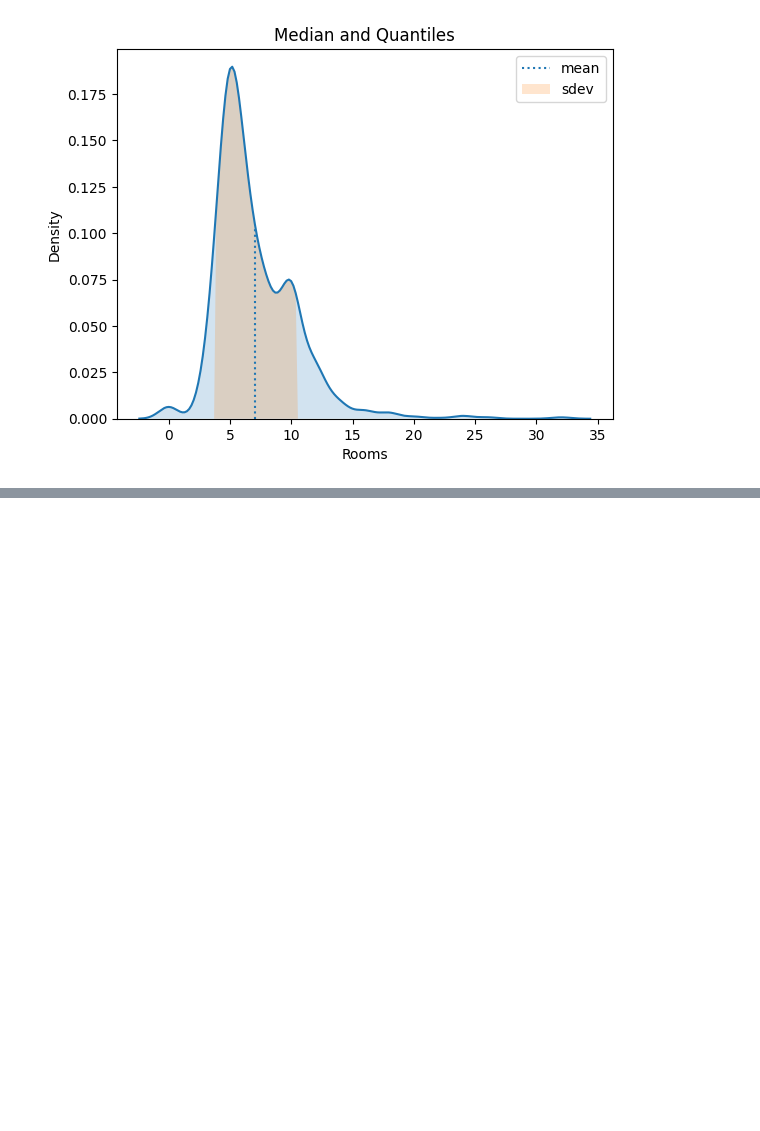
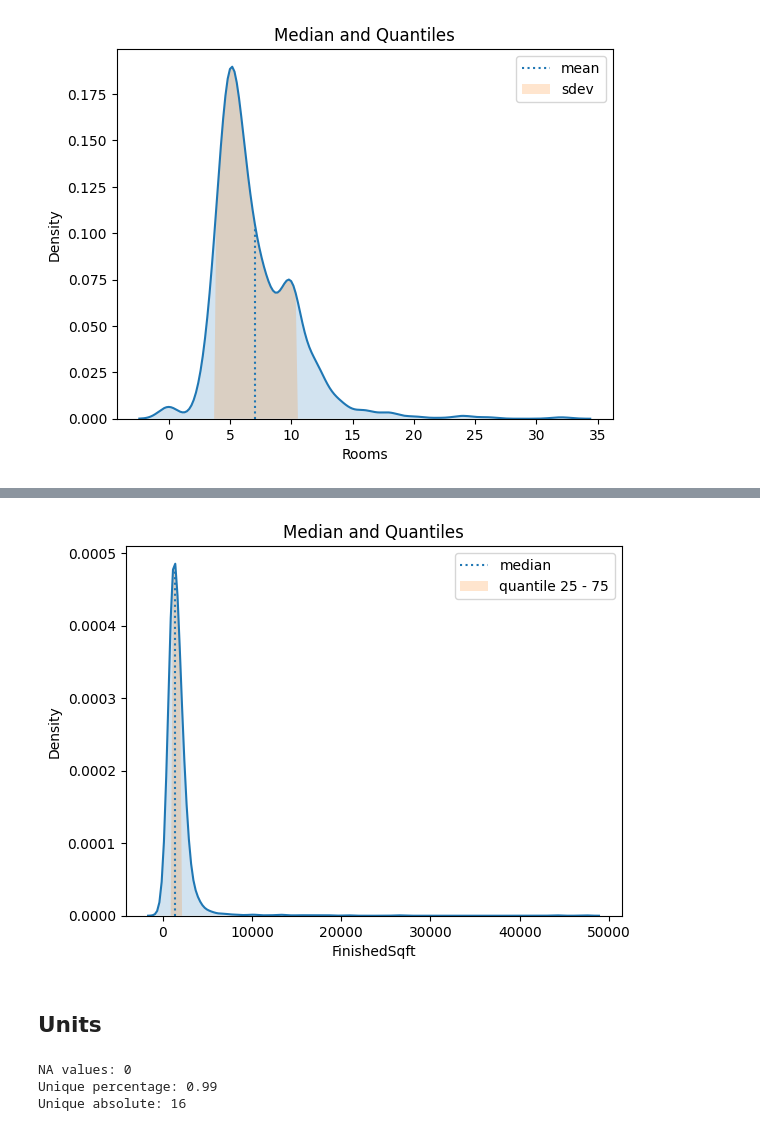
Before and after one commit to Flixner/Property-Sales-Prediction, a Jupyter notebook: eda.ipynb, the cells around one changed output, grey strips where cells are left out. Drawn from its saved outputs; the diff is of its cells as text; code cells hidden in the pictures; blank space fills up the shorter version.

```diff
--- a/eda.ipynb
+++ b/eda.ipynb
@@ -674,0 +687,12 @@ kde_plot(df, "Rooms", title="Median and Quantiles", kde_ext=kde_ext_mean_sdev)
+# %%
+kde_plot(df, "FinishedSqft", "Median and Quantiles", kde_ext=kde_ext_median_quantiles)
+# %% [output]
+[figure, added]
+# %% [markdown]
+## Units
+# %%
+basis_statistical_values(df, "Units")
+# %% [output]
+NA values: 0
+Unique percentage: 0.99
+Unique absolute: 16
```
Also changed, not shown: parts of 33 cells of this notebook.
